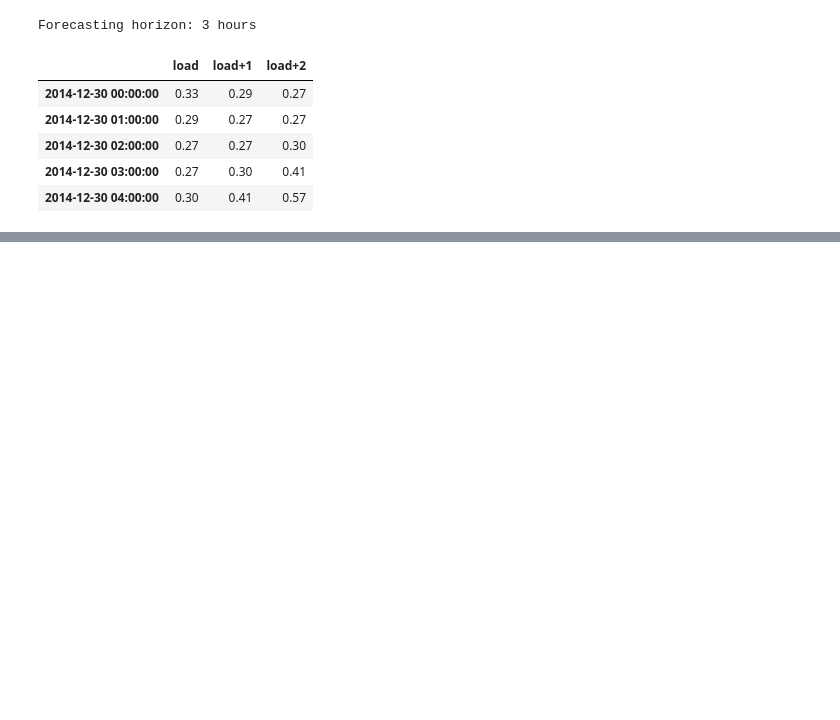
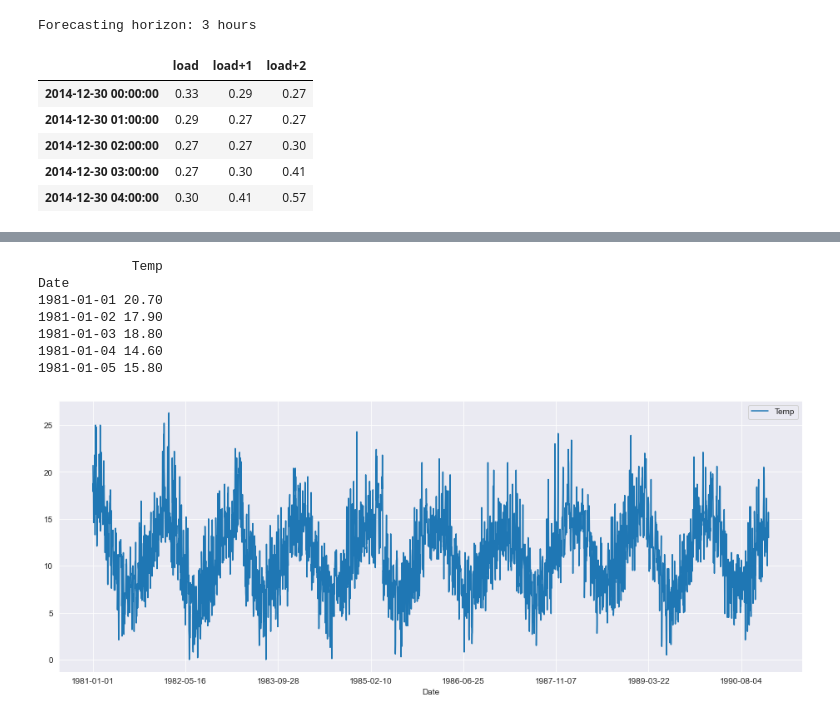
Before and after one commit to bastrob/Working_forecasting_series, a Jupyter notebook: TimeSeriesForecasting.ipynb, the cells around one changed output, grey strips where cells are left out. Saved outputs shown, nothing was run; the diff lists cells and outputs as text; code cells hidden in the pictures; blank space fills up the shorter version.

```diff
--- a/TimeSeriesForecasting.ipynb
+++ b/TimeSeriesForecasting.ipynb
@@ -389,0 +348,17 @@ Wall time: 415 ms
+# %%
+from pandas import read_csv
+
+
+series = pd.read_csv('E:\datasets\daily_min_temperatures\daily-min-temperatures.csv', header=0, index_col=0)
+print(series.head())
+series.plot()
+pyplot.show()
+# %% [output]
+            Temp
+Date
+1981-01-01 20.70
+1981-01-02 17.90
+1981-01-03 18.80
+1981-01-04 14.60
+1981-01-05 15.80
+[figure, added]
```
Also changed, not shown: parts of 33 cells of this notebook.
